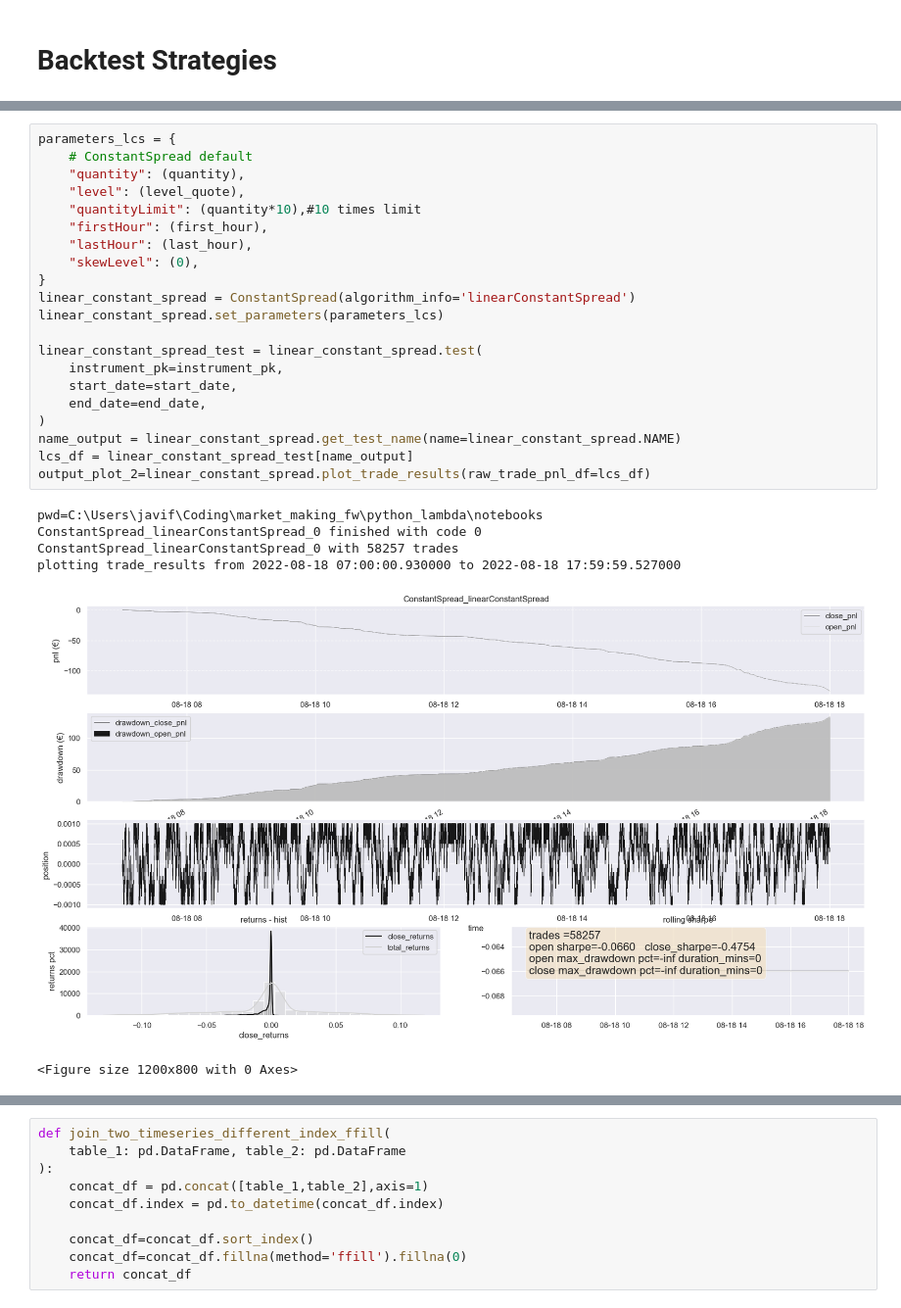
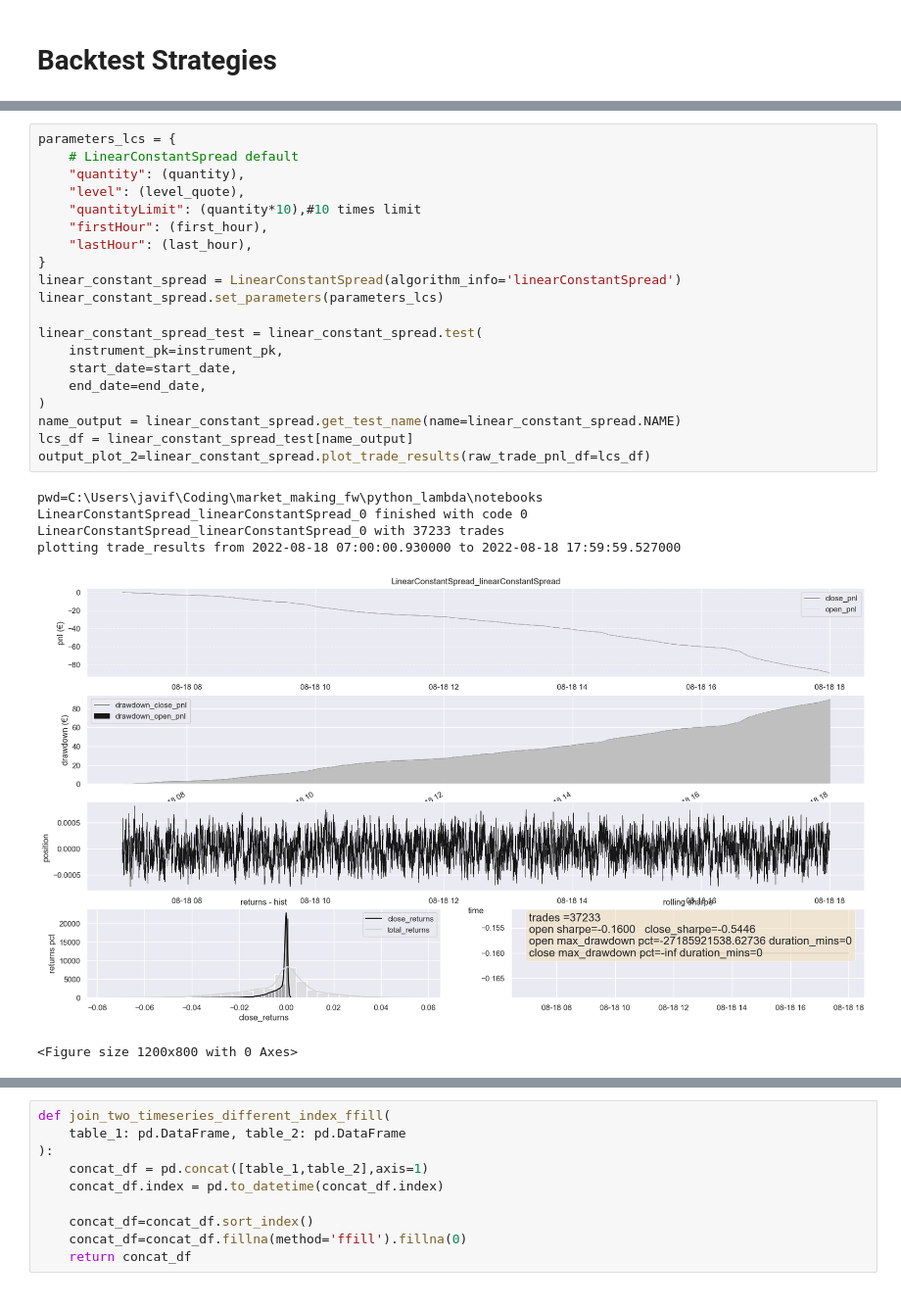
Before and after one commit to javifalces/HFTFramework, a Jupyter notebook: python/notebooks/ConstantSpread Example.ipynb, the cells around one changed output, grey strips where cells are left out. Shown: that part at 98% size. Saved outputs shown, nothing was run; the diff lists cells and outputs as text.

```diff
--- a/python/notebooks/ConstantSpread Example.ipynb
+++ b/python/notebooks/ConstantSpread Example.ipynb
@@ -74,29 +73,28 @@ plotting trade_results from 2022-08-18 07:00:00.930000 to 2022-08-18 17:59:59.93
 <Figure size 1200x800 with 0 Axes>
 # %%
 parameters_lcs = {
-    # ConstantSpread default
+    # LinearConstantSpread default
     "quantity": (quantity),
     "level": (level_quote),
     "quantityLimit": (quantity*10),#10 times limit
     "firstHour": (first_hour),
     "lastHour": (last_hour),
-    "skewLevel": (0),
 }
-linear_constant_spread = ConstantSpread(algorithm_info='linearConstantSpread')
+linear_constant_spread = LinearConstantSpread(algorithm_info='linearConstantSpread')
 linear_constant_spread.set_parameters(parameters_lcs)
 
 linear_constant_spread_test = linear_constant_spread.test(
     instrument_pk=instrument_pk,
     start_date=start_date,
     end_date=end_date,
 )
 name_output = linear_constant_spread.get_test_name(name=linear_constant_spread.NAME)
 lcs_df = linear_constant_spread_test[name_output]
 output_plot_2=linear_constant_spread.plot_trade_results(raw_trade_pnl_df=lcs_df)
 # %% [output]
 pwd=C:\Users\javif\Coding\market_making_fw\python_lambda\notebooks
-ConstantSpread_linearConstantSpread_0 finished with code 0
-ConstantSpread_linearConstantSpread_0 with 58257 trades
+LinearConstantSpread_linearConstantSpread_0 finished with code 0
+LinearConstantSpread_linearConstantSpread_0 with 37233 trades
 plotting trade_results from 2022-08-18 07:00:00.930000 to 2022-08-18 17:59:59.527000
-[figure, old version]
+[figure, new version]
 <Figure size 1200x800 with 0 Axes>
```
Also changed, not shown: parts of 6 cells of this notebook.
